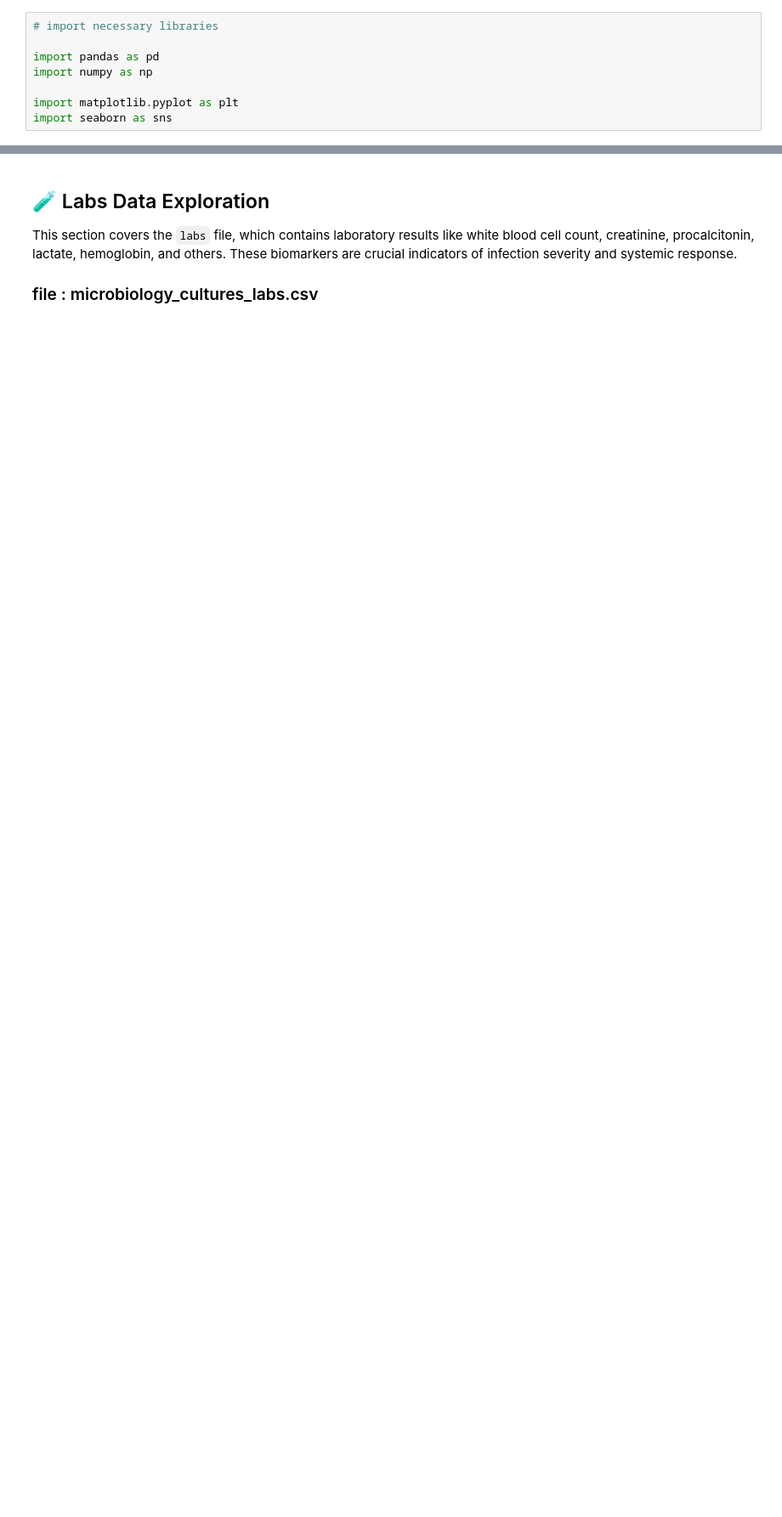
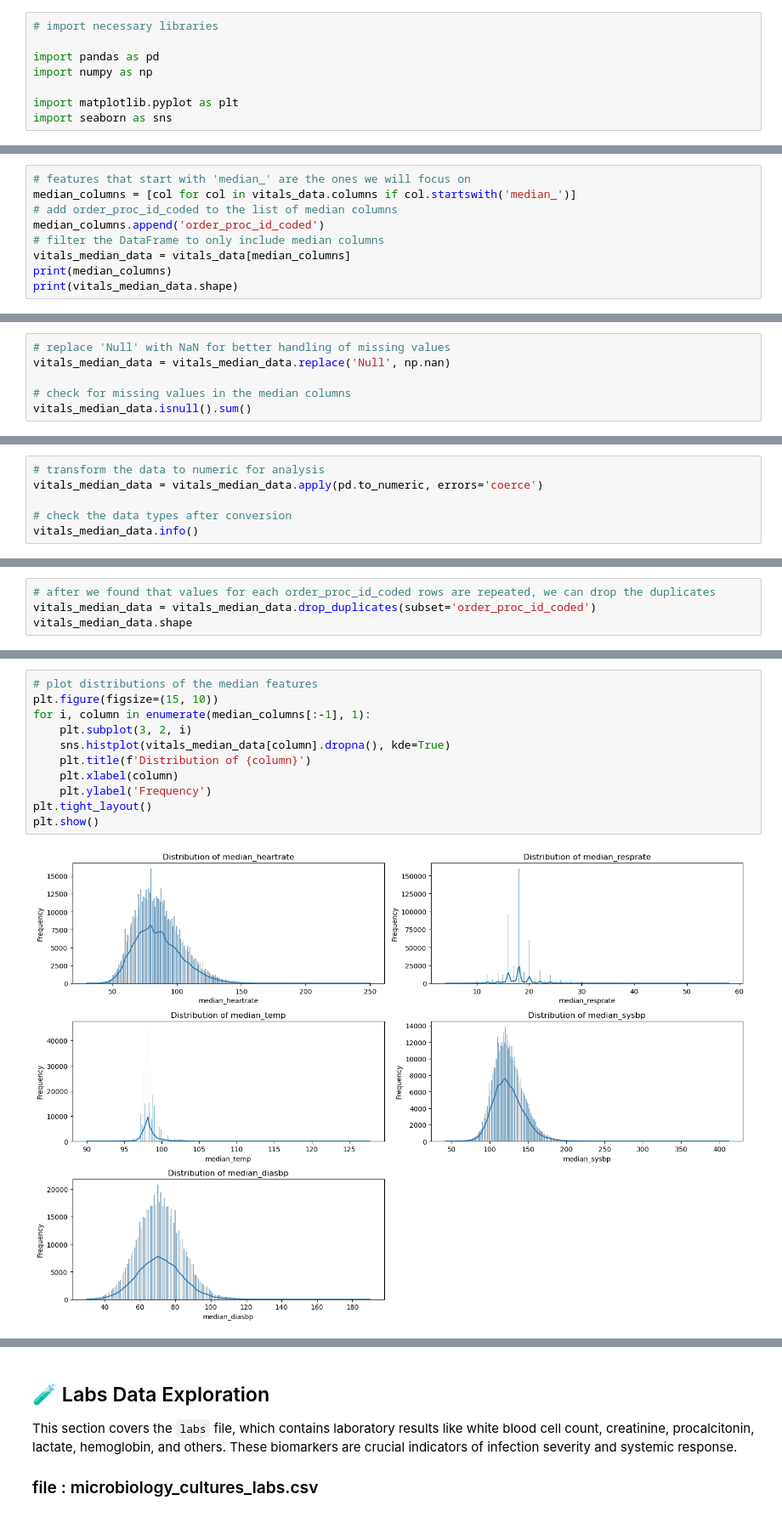
Before and after one commit to mohamedAlaa26/antibiotic-prediction, a Jupyter notebook: notebooks/explore_data.ipynb, the cells around one changed output, grey strips where cells are left out. Shown: that part at 85% size. Saved outputs shown, nothing was run; the diff lists cells and outputs as text; blank space fills up the shorter version.

Commit message:
exploration of vitals file

```diff
--- a/notebooks/explore_data.ipynb
+++ b/notebooks/explore_data.ipynb
@@ -23,0 +68,9 @@ This section explores the `vitals` file, which includes measurements such as hea
+# %%
+# features that start with 'median_' are the ones we will focus on
+median_columns = [col for col in vitals_data.columns if col.startswith('median_')]
+# add order_proc_id_coded to the list of median columns
+median_columns.append('order_proc_id_coded')
+# filter the DataFrame to only include median columns
+vitals_median_data = vitals_data[median_columns]
+print(median_columns)
+print(vitals_median_data.shape)
@@ -23,0 +80,6 @@ This section explores the `vitals` file, which includes measurements such as hea
+# %%
+# replace 'Null' with NaN for better handling of missing values
+vitals_median_data = vitals_median_data.replace('Null', np.nan)
+
+# check for missing values in the median columns
+vitals_median_data.isnull().sum()
@@ -23,0 +119,6 @@ This section explores the `vitals` file, which includes measurements such as hea
+# %%
+# transform the data to numeric for analysis
+vitals_median_data = vitals_median_data.apply(pd.to_numeric, errors='coerce')
+
+# check the data types after conversion
+vitals_median_data.info()
@@ -23,0 +157,4 @@ This section explores the `vitals` file, which includes measurements such as hea
+# %%
+# after we found that values for each order_proc_id_coded rows are repeated, we can drop the duplicates
+vitals_median_data = vitals_median_data.drop_duplicates(subset='order_proc_id_coded')
+vitals_median_data.shape
@@ -23,0 +163,13 @@ This section explores the `vitals` file, which includes measurements such as hea
+# %%
+# plot distributions of the median features
+plt.figure(figsize=(15, 10))
+for i, column in enumerate(median_columns[:-1], 1):
+    plt.subplot(3, 2, i)
+    sns.histplot(vitals_median_data[column].dropna(), kde=True)
+    plt.title(f'Distribution of {column}')
+    plt.xlabel(column)
+    plt.ylabel('Frequency')
+plt.tight_layout()
+plt.show()
+# %% [output]
+[figure, added]
```
Also changed, not shown: parts of 17 cells of this notebook.
